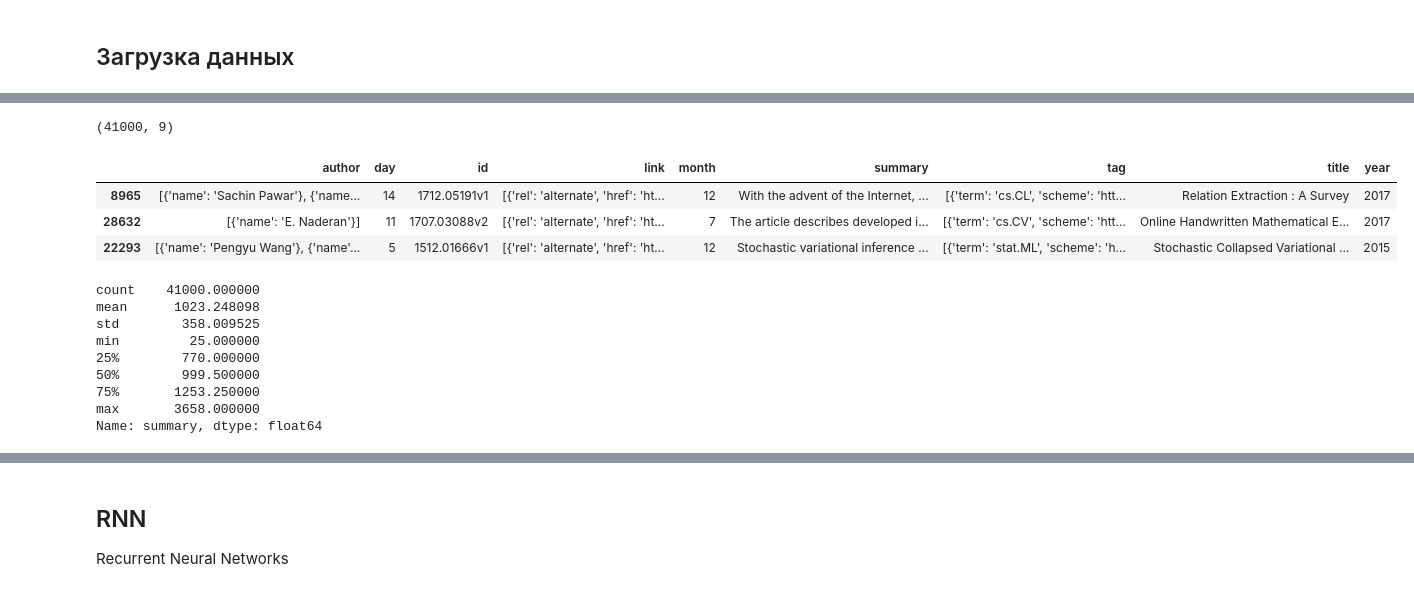
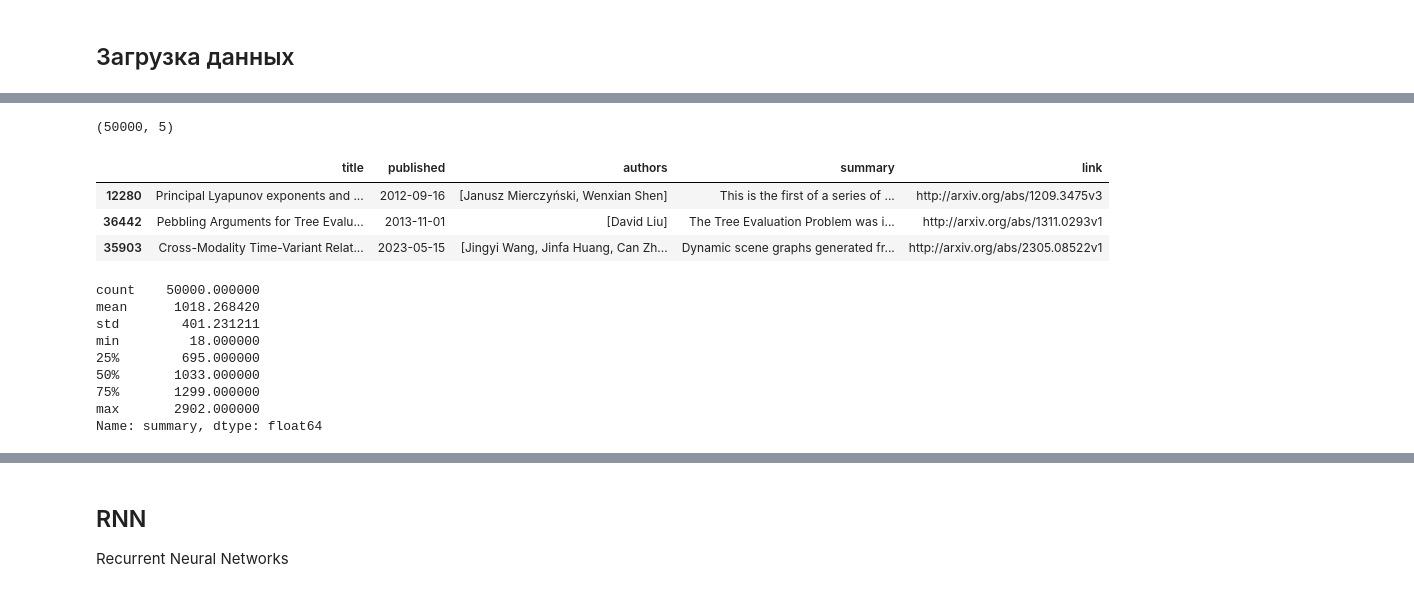
Before and after one commit to sswt/dive2gai, a Jupyter notebook: unit4/RNN_LSTM_Week1.ipynb, the cells around one changed output, grey strips where cells are left out. Saved outputs shown, nothing was run; the diff lists cells and outputs as text; code cells hidden in the pictures.

```diff
--- a/unit4/RNN_LSTM_Week1.ipynb
+++ b/unit4/RNN_LSTM_Week1.ipynb
@@ -121,13 +123,13 @@ arxivData.json
 # %%
-data = pd.read_json("./arxivData.json")
+data = pd.read_json("./arxiv_sample.json")
 print(data.shape)
 data.sample(n=3)
 # %% [output]
-(41000, 9)
+(50000, 5)
-|  | author | day | id | link | month | summary | tag | title | year |
-| 8965 | [{'name': 'Sachin Pawar'}, {'name... | 14 | 1712.05191v1 | [{'rel': 'alternate', 'href': 'ht... | 12 | With the advent of the Internet, ... | [{'term': 'cs.CL', 'scheme': 'htt... | Relation Extraction : A Survey | 2017 |
-| 28632 | [{'name': 'E. Naderan'}] | 11 | 1707.03088v2 | [{'rel': 'alternate', 'href': 'ht... | 7 | The article describes developed i... | [{'term': 'cs.CV', 'scheme': 'htt... | Online Handwritten Mathematical E... | 2017 |
-| 22293 | [{'name': 'Pengyu Wang'}, {'name'... | 5 | 1512.01666v1 | [{'rel': 'alternate', 'href': 'ht... | 12 | Stochastic variational inference ... | [{'term': 'stat.ML', 'scheme': 'h... | Stochastic Collapsed Variational ... | 2015 |
+|  | title | published | authors | summary | link |
+| 12280 | Principal Lyapunov exponents and ... | 2012-09-16 | [Janusz Mierczyński, Wenxian Shen] | This is the first of a series of ... | http://arxiv.org/abs/1209.3475v3 |
+| 36442 | Pebbling Arguments for Tree Evalu... | 2013-11-01 | [David Liu] | The Tree Evaluation Problem was i... | http://arxiv.org/abs/1311.0293v1 |
+| 35903 | Cross-Modality Time-Variant Relat... | 2023-05-15 | [Jingyi Wang, Jinfa Huang, Can Zh... | Dynamic scene graphs generated fr... | http://arxiv.org/abs/2305.08522v1 |
 # %%
 seq_len = 256  # to prevent RNN gradients from exploding
 BOS, EOS = ' ', '\n'  # special tokens for generation
@@ -139,12 +141,12 @@ lines = data.apply(lambda row: unicode2ascii((row['title'] + ' ; ' + row['summar
 # %%
 data['summary'].apply(lambda x: len(x)).describe()
 # %% [output]
-count    41000.000000
-mean      1023.248098
-std        358.009525
-min         25.000000
-25%        770.000000
-50%        999.500000
-75%       1253.250000
-max       3658.000000
+count    50000.000000
+mean      1018.268420
+std        401.231211
+min         18.000000
+25%        695.000000
+50%       1033.000000
+75%       1299.000000
+max       2902.000000
 Name: summary, dtype: float64
```
Also changed, not shown: parts of 36 cells of this notebook, 1 other file.
